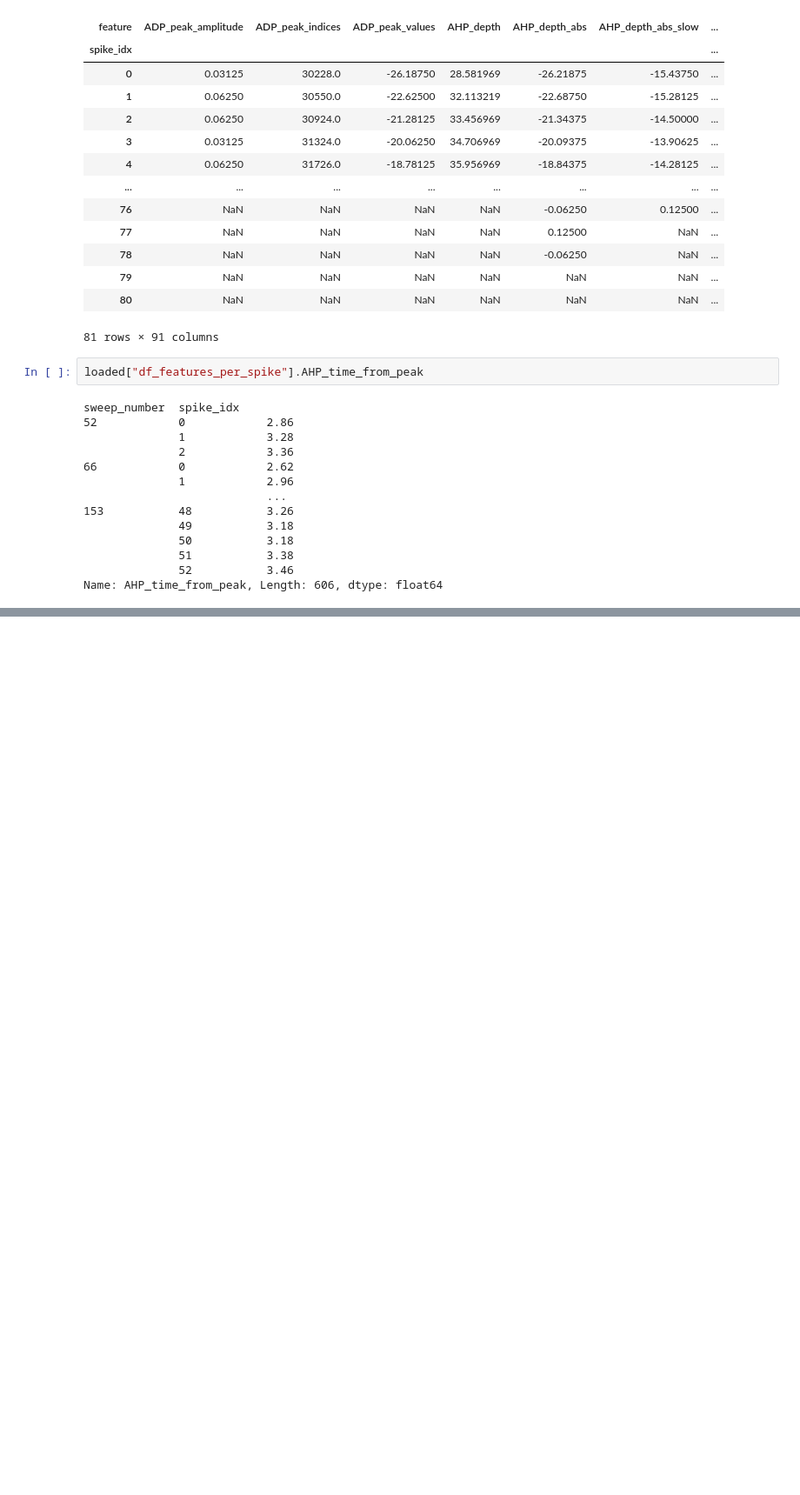
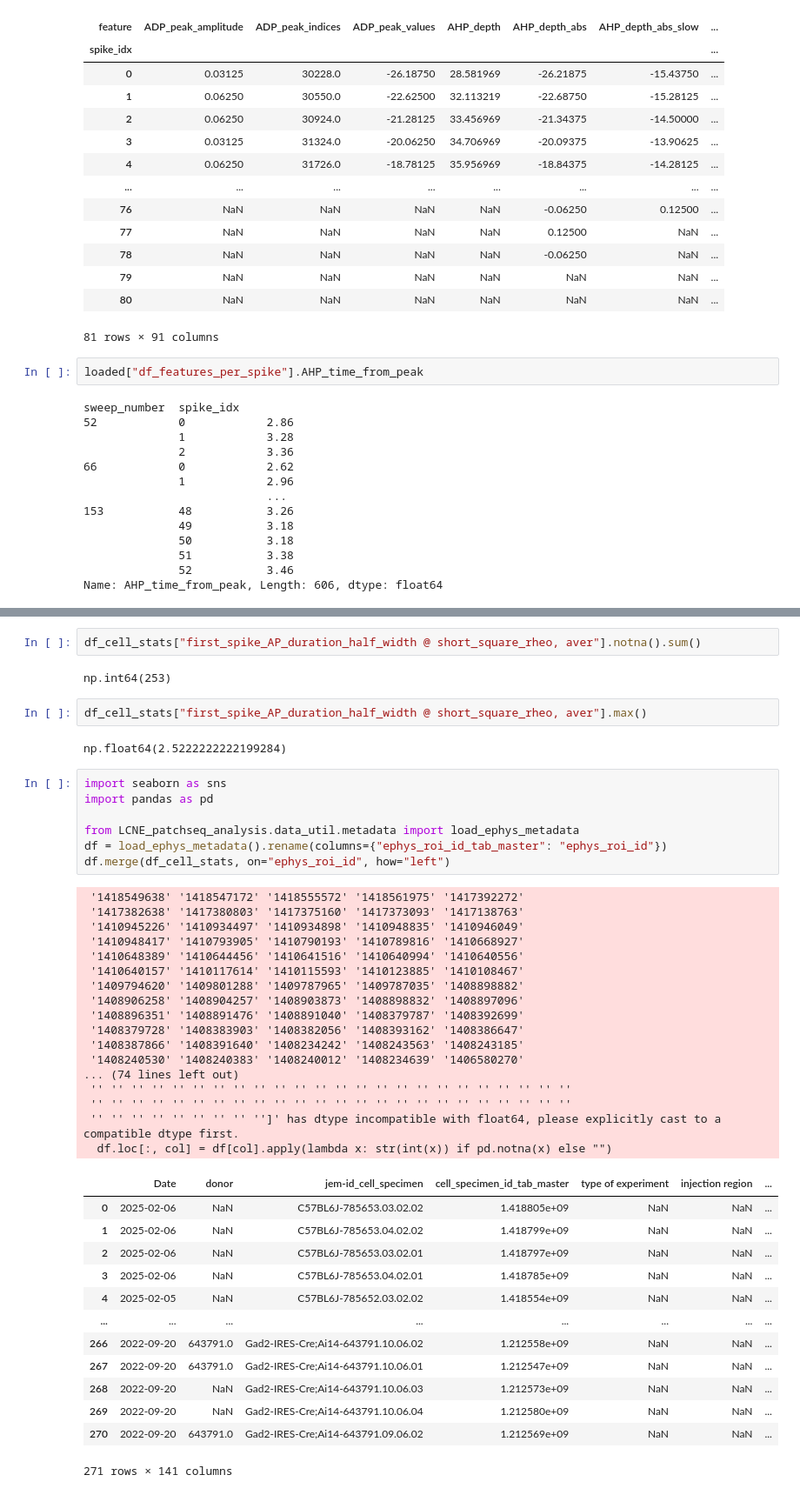
Before and after one commit to AllenNeuralDynamics/LCNE-patchseq-analysis, a Jupyter notebook: notebook/efel.ipynb, the cells around one changed output, grey strips where cells are left out. Shown at 87% size. Drawn from its saved outputs; the diff is of its cells as text; blank space fills up the shorter version.

```diff
--- a/notebook/efel.ipynb
+++ b/notebook/efel.ipynb
@@ -148,0 +358,46 @@ Name: AHP_time_from_peak, Length: 606, dtype: float64
+# %%
+df_cell_stats["first_spike_AP_duration_half_width @ short_square_rheo, aver"].notna().sum()
+# %% [output]
+np.int64(253)
+# %%
+df_cell_stats["first_spike_AP_duration_half_width @ short_square_rheo, aver"].max()
+# %% [output]
+np.float64(2.5222222222199284)
+# %%
+import seaborn as sns
+import pandas as pd
+
+from LCNE_patchseq_analysis.data_util.metadata import load_ephys_metadata
+df = load_ephys_metadata().rename(columns={"ephys_roi_id_tab_master": "ephys_roi_id"})
+df.merge(df_cell_stats, on="ephys_roi_id", how="left")
+# %% [output]
+ '1418549638' '1418547172' '1418555572' '1418561975' '1417392272'
+ '1417382638' '1417380803' '1417375160' '1417373093' '1417138763'
+ '1410945226' '1410934497' '1410934898' '1410948835' '1410946049'
+ '1410948417' '1410793905' '1410790193' '1410789816' '1410668927'
+ '1410648389' '1410644456' '1410641516' '1410640994' '1410640556'
+ '1410640157' '1410117614' '1410115593' '1410123885' '1410108467'
+ '1409794620' '1409801288' '1409787965' '1409787035' '1408898882'
+ '1408906258' '1408904257' '1408903873' '1408898832' '1408897096'
+ '1408896351' '1408891476' '1408891040' '1408379787' '1408392699'
+ '1408379728' '1408383903' '1408382056' '1408393162' '1408386647'
+ '1408387866' '1408391640' '1408234242' '1408243563' '1408243185'
+ '1408240530' '1408240383' '1408240012' '1408234639' '1406580270'
+... (74 lines left out)
+ '' '' '' '' '' '' '' '' '' '' '' '' '' '' '' '' '' '' '' '' '' '' '' ''
+ '' '' '' '' '' '' '' '' '' '' '' '' '' '' '' '' '' '' '' '' '' '' '' ''
+ '' '' '' '' '' '' '' '' '']' has dtype incompatible with float64, please explicitly cast to a compatible dtype first.
+  df.loc[:, col] = df[col].apply(lambda x: str(int(x)) if pd.notna(x) else "")
+|  | Date | donor | jem-id_cell_specimen | cell_specimen_id_tab_master | type of experiment | injection region | ... |
+| 0 | 2025-02-06 | NaN | C57BL6J-785653.03.02.02 | 1.418805e+09 | NaN | NaN | ... |
+| 1 | 2025-02-06 | NaN | C57BL6J-785653.04.02.02 | 1.418799e+09 | NaN | NaN | ... |
+| 2 | 2025-02-06 | NaN | C57BL6J-785653.03.02.01 | 1.418797e+09 | NaN | NaN | ... |
+| 3 | 2025-02-06 | NaN | C57BL6J-785653.04.02.01 | 1.418785e+09 | NaN | NaN | ... |
+| 4 | 2025-02-05 | NaN | C57BL6J-785652.03.02.02 | 1.418554e+09 | NaN | NaN | ... |
+| ... | ... | ... | ... | ... | ... | ... | ... |
+| 266 | 2022-09-20 | 643791.0 | Gad2-IRES-Cre;Ai14-643791.10.06.02 | 1.212558e+09 | NaN | NaN | ... |
+| 267 | 2022-09-20 | 643791.0 | Gad2-IRES-Cre;Ai14-643791.10.06.01 | 1.212547e+09 | NaN | NaN | ... |
+| 268 | 2022-09-20 | NaN | Gad2-IRES-Cre;Ai14-643791.10.06.03 | 1.212573e+09 | NaN | NaN | ... |
+| 269 | 2022-09-20 | NaN | Gad2-IRES-Cre;Ai14-643791.10.06.04 | 1.212580e+09 | NaN | NaN | ... |
+| 270 | 2022-09-20 | 643791.0 | Gad2-IRES-Cre;Ai14-643791.09.06.02 | 1.212569e+09 | NaN | NaN | ... |
+271 rows × 141 columns
```
Also changed, not shown: parts of 20 cells of this notebook, 1 other file.
